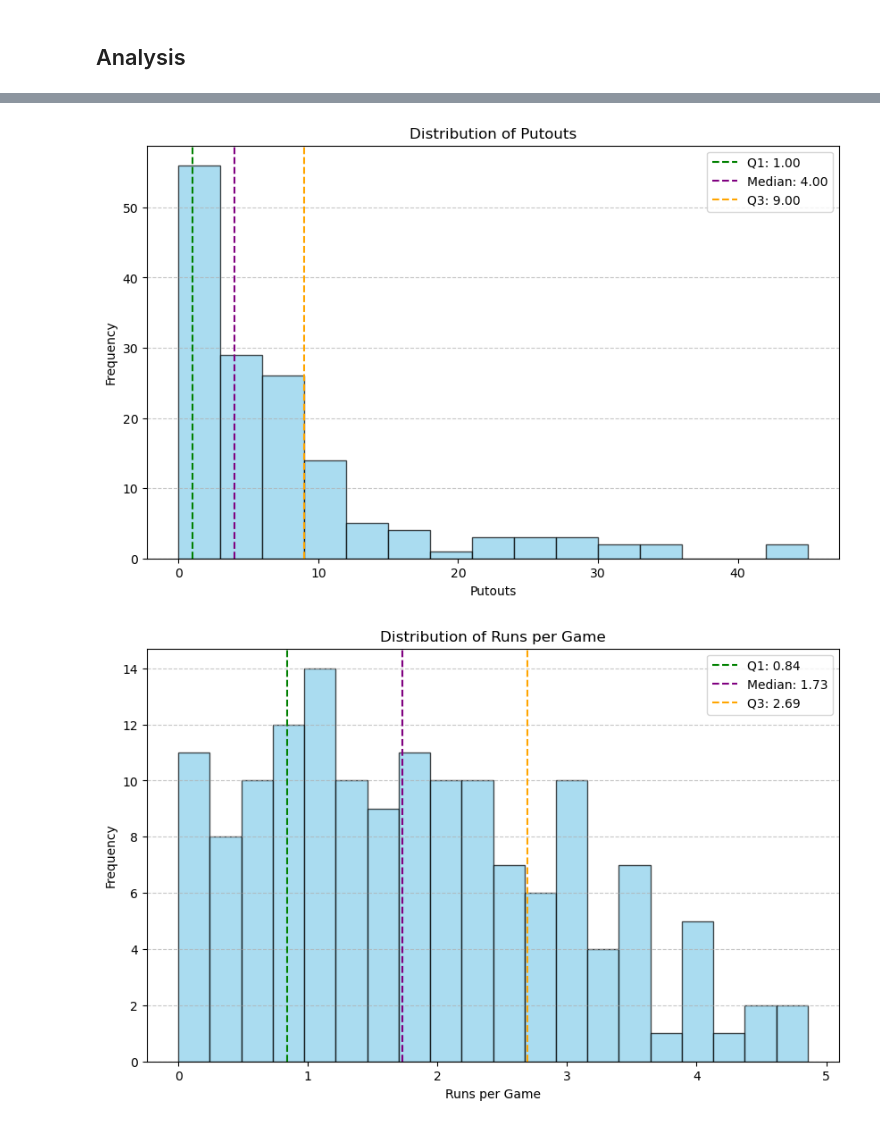
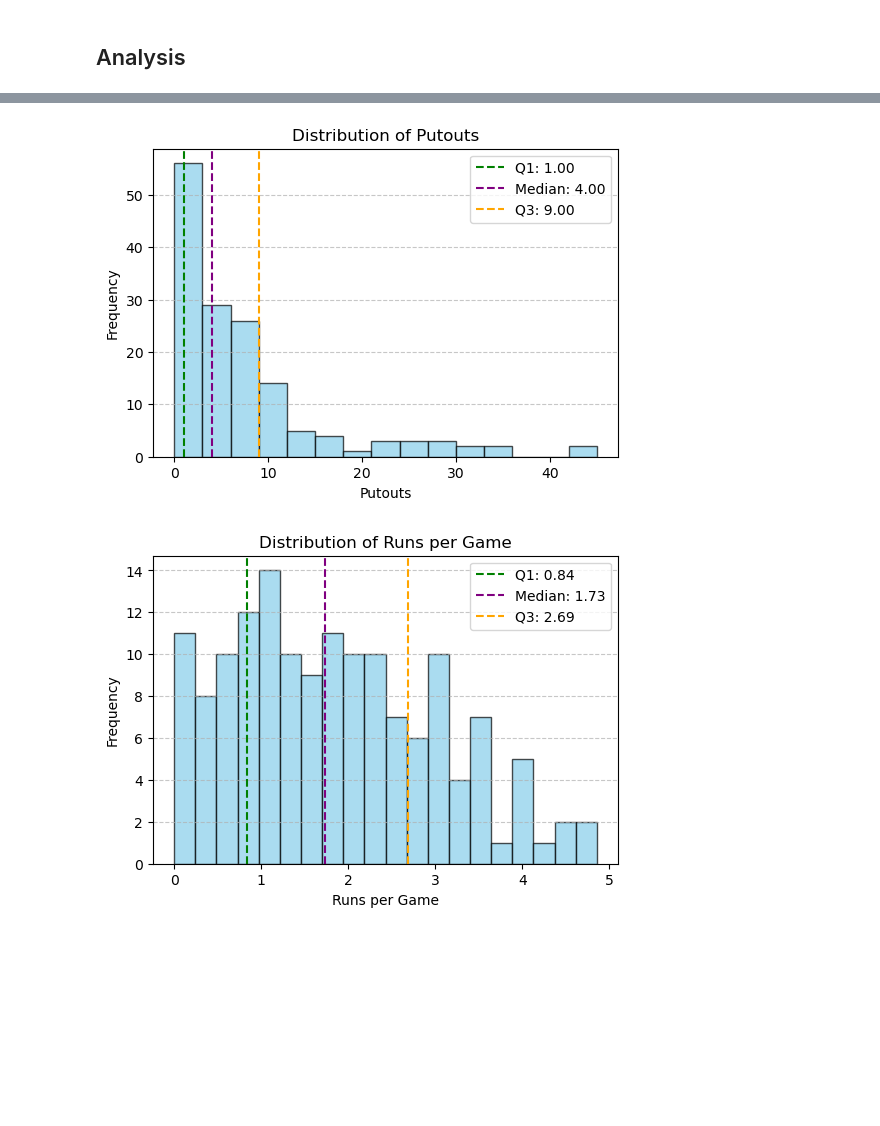
Before and after one commit to chrishunt11/Beep_Baseball_Stats, a Jupyter notebook: Beep Baseball Analysis.ipynb, the cells around one changed output, grey strips where cells are left out. Cells and saved outputs as stored; diff of their text form; code cells hidden in the pictures; blank space fills up the shorter version.

```diff
--- a/Beep Baseball Analysis.ipynb
+++ b/Beep Baseball Analysis.ipynb
@@ -97,8 +101,8 @@ def calculate_offensive_score(stats):
     strikeouts_weight = 0.3
     batting_average_weight = 0.3
     strikeout_percentage_weight = 0.3
-    runs_per_game_weight = 0.5
-    strikeouts_per_game_weight = 0.5
+    runs_per_game_weight = 0.3
+    strikeouts_per_game_weight = 0.3
 
     # Calculate offensive score
     offensive_score = (stats['R'] * runs_weight) - \
@@ -300,23 +458,23 @@ plt.show()
 # %%
 # Calculate quartiles for putouts
 q1_putouts = np.percentile(df['PO'], 25)
 q2_putouts = np.percentile(df['PO'], 50)  # Median
 q3_putouts = np.percentile(df['PO'], 75)
 
 # Plotting for Putouts
-plt.figure(figsize=(10, 6))
+plt.figure(figsize=(6, 4))
 plt.hist(df['PO'], bins='auto', color='skyblue', edgecolor='black', alpha=0.7)
 plt.axvline(q1_putouts, color='green', linestyle='--', label=f'Q1: {q1_putouts:.2f}')
 plt.axvline(q2_putouts, color='purple', linestyle='--', label=f'Median: {q2_putouts:.2f}')
 plt.axvline(q3_putouts, color='orange', linestyle='--', label=f'Q3: {q3_putouts:.2f}')
 plt.xlabel('Putouts')
 plt.ylabel('Frequency')
 plt.title('Distribution of Putouts')
 plt.legend()
 plt.grid(axis='y', linestyle='--', alpha=0.7)
 plt.show()
 # %% [output]
-[figure, old version]
+[figure, new version]
 # %%
 # Calculate quartiles for R/G
 q1_rpg = np.percentile(df['R/G'], 25)
@@ -324,7 +482,7 @@ q2_rpg = np.percentile(df['R/G'], 50)  # Median
 q3_rpg = np.percentile(df['R/G'], 75)
 
 # Plotting for R/G
-plt.figure(figsize=(10, 6))
+plt.figure(figsize=(6, 4))
 plt.hist(df['R/G'], bins=20, color='skyblue', edgecolor='black', alpha=0.7)
 plt.axvline(q1_rpg, color='green', linestyle='--', label=f'Q1: {q1_rpg:.2f}')
 plt.axvline(q2_rpg, color='purple', linestyle='--', label=f'Median: {q2_rpg:.2f}')
@@ -336,4 +494,4 @@ plt.legend()
 plt.grid(axis='y', linestyle='--', alpha=0.7)
 plt.show()
 # %% [output]
-[figure, old version]
+[figure, new version]
```
Also changed, not shown: parts of 20 cells of this notebook.
